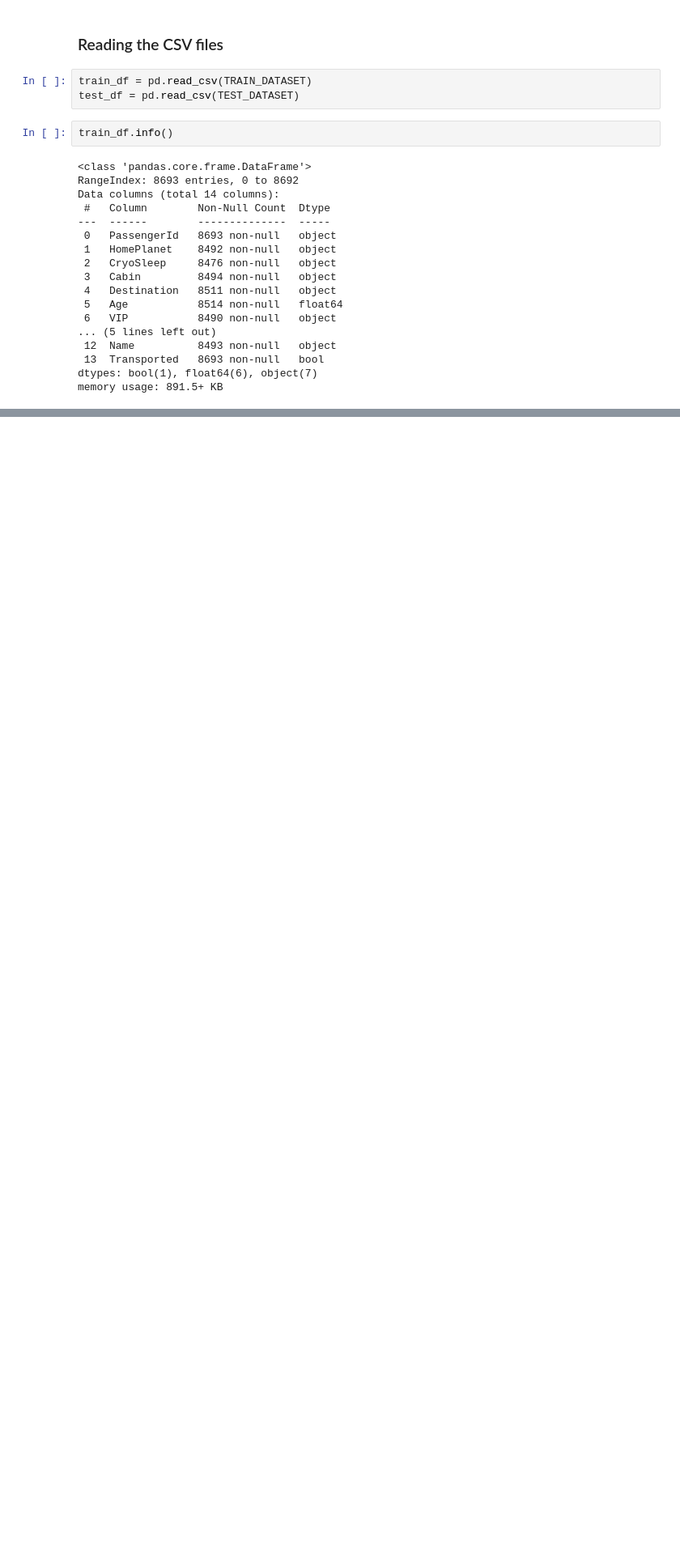
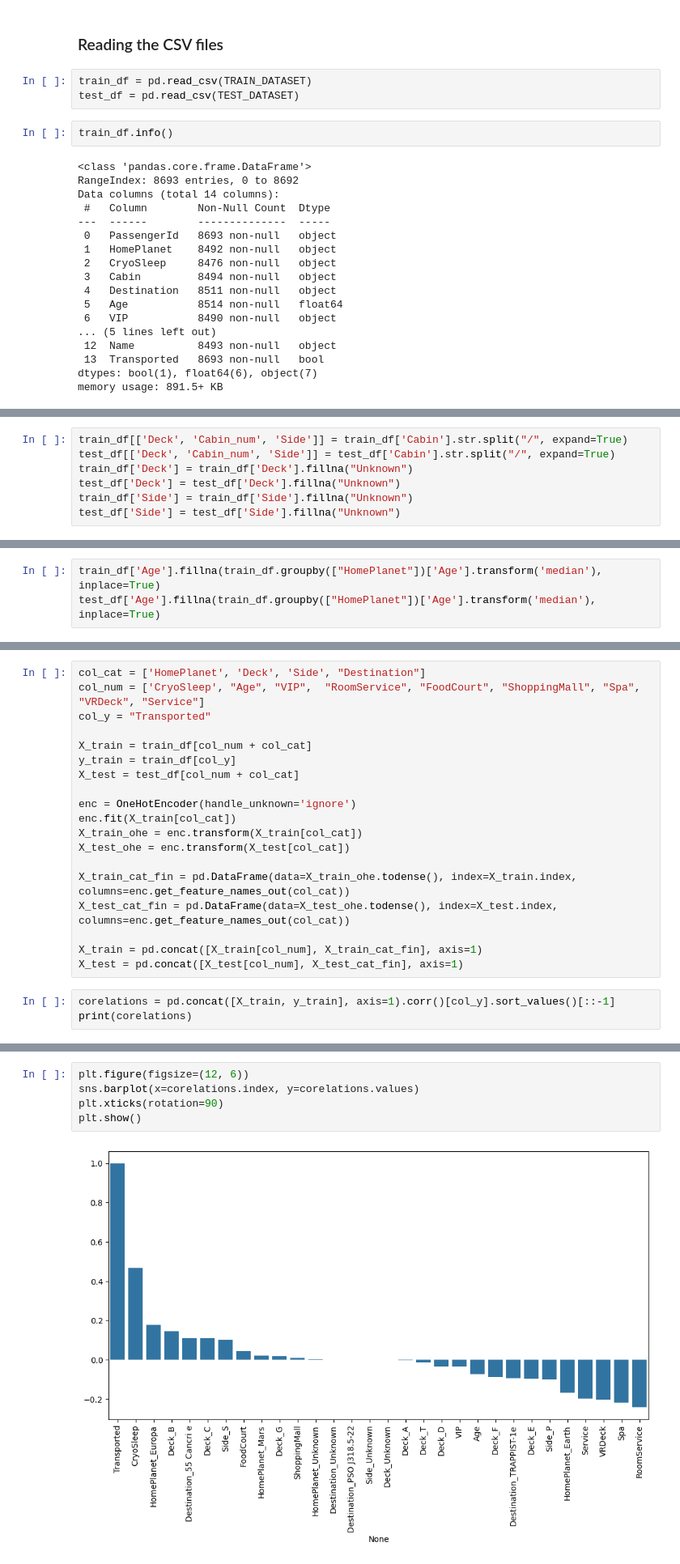
Before and after one commit to deaxparadox/ArtOfAI, a Jupyter notebook: code/data-analysis/101-spaceship-titanic/101.ipynb, the cells around one changed output, grey strips where cells are left out. Shown at 81% size. Saved outputs shown, nothing was run; the diff lists cells and outputs as text; blank space fills up the shorter version.

```diff
--- a/code/data-analysis/101-spaceship-titanic/101.ipynb
+++ b/code/data-analysis/101-spaceship-titanic/101.ipynb
@@ -40,0 +384,7 @@ memory usage: 891.5+ KB
+# %%
+train_df[['Deck', 'Cabin_num', 'Side']] = train_df['Cabin'].str.split("/", expand=True)
+test_df[['Deck', 'Cabin_num', 'Side']] = test_df['Cabin'].str.split("/", expand=True)
+train_df['Deck'] = train_df['Deck'].fillna("Unknown")
+test_df['Deck'] = test_df['Deck'].fillna("Unknown")
+train_df['Side'] = train_df['Side'].fillna("Unknown")
+test_df['Side'] = test_df['Side'].fillna("Unknown")
@@ -40,0 +424,3 @@ memory usage: 891.5+ KB
+# %%
+train_df['Age'].fillna(train_df.groupby(["HomePlanet"])['Age'].transform('median'), inplace=True)
+test_df['Age'].fillna(train_df.groupby(["HomePlanet"])['Age'].transform('median'), inplace=True)
@@ -40,0 +460,22 @@ memory usage: 891.5+ KB
+# %%
+col_cat = ['HomePlanet', 'Deck', 'Side', "Destination"]
+col_num = ['CryoSleep', "Age", "VIP",  "RoomService", "FoodCourt", "ShoppingMall", "Spa", "VRDeck", "Service"]
+col_y = "Transported"
+
+X_train = train_df[col_num + col_cat]
+y_train = train_df[col_y]
+X_test = test_df[col_num + col_cat]
+
+enc = OneHotEncoder(handle_unknown='ignore')
+enc.fit(X_train[col_cat])
+X_train_ohe = enc.transform(X_train[col_cat])
+X_test_ohe = enc.transform(X_test[col_cat])
+
+X_train_cat_fin = pd.DataFrame(data=X_train_ohe.todense(), index=X_train.index, columns=enc.get_feature_names_out(col_cat))
+X_test_cat_fin = pd.DataFrame(data=X_test_ohe.todense(), index=X_test.index, columns=enc.get_feature_names_out(col_cat))
+
+X_train = pd.concat([X_train[col_num], X_train_cat_fin], axis=1)
+X_test = pd.concat([X_test[col_num], X_test_cat_fin], axis=1)
+# %%
+corelations = pd.concat([X_train, y_train], axis=1).corr()[col_y].sort_values()[::-1]
+print(corelations)
@@ -40,0 +500,7 @@ memory usage: 891.5+ KB
+# %%
+plt.figure(figsize=(12, 6))
+sns.barplot(x=corelations.index, y=corelations.values)
+plt.xticks(rotation=90)
+plt.show()
+# %% [output]
+[figure, added]
```
Also changed, not shown: parts of 41 cells of this notebook, 23 other files.
